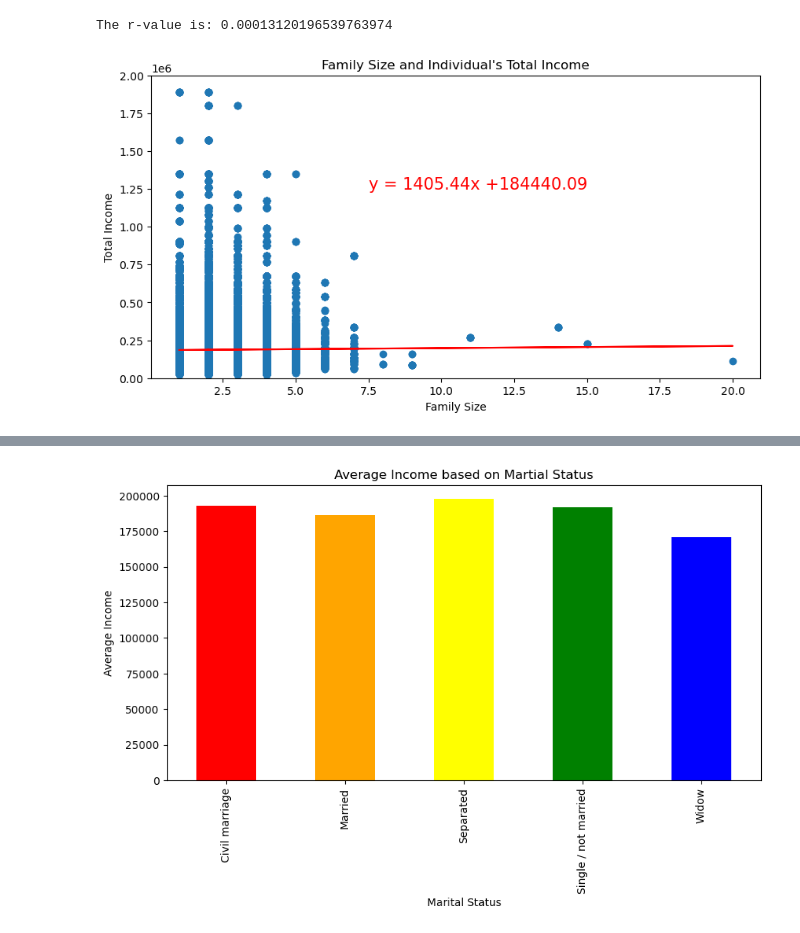
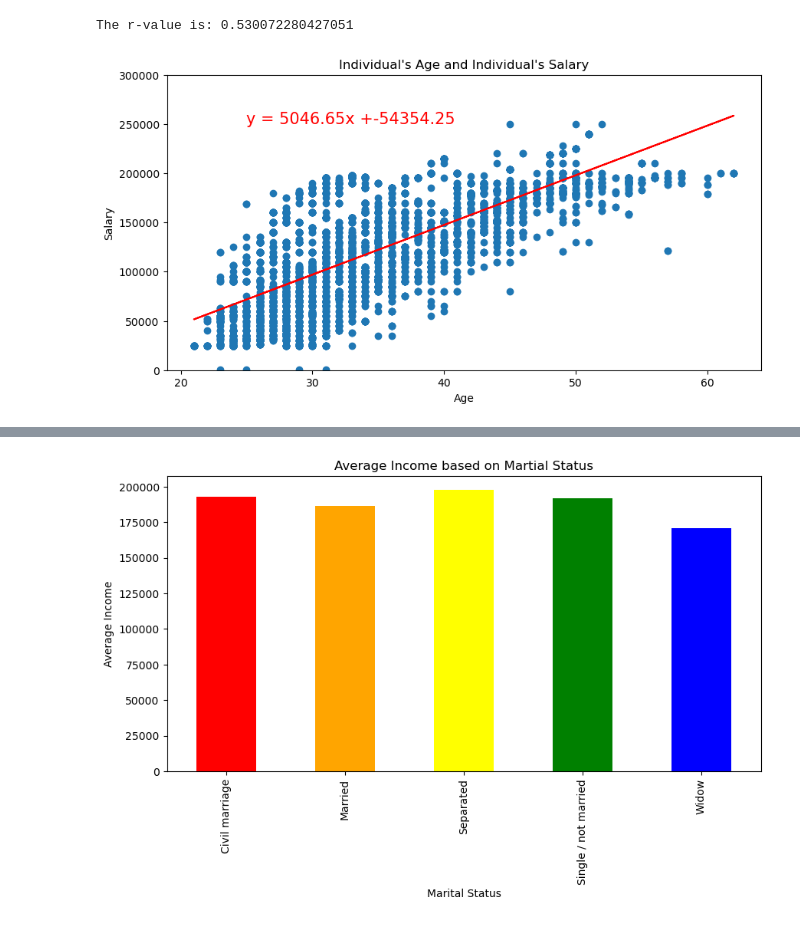
Before and after one commit to jbarbs44/Project4_Machine_Learning, a Jupyter notebook: Final 4/graph_notebook.ipynb, the cells around one changed output, grey strips where cells are left out. Saved outputs shown, nothing was run; the diff lists cells and outputs as text; code cells hidden in the pictures.

```diff
--- a/Final 4/graph_notebook.ipynb
+++ b/Final 4/graph_notebook.ipynb
@@ -5,6 +5,6 @@ import matplotlib.pyplot as plt
 from scipy.stats import linregress
 from scipy import stats
 # %%
-df = pd.read_csv("Resources/application_record.csv")
+df = pd.read_csv("Resources/Salary_Data_Based_country_and_race.csv")
 df.head(10)
 # %% [output]
@@ -31,0 +38,4 @@ df2 = df.rename(columns={'CODE_GENDER': 'GENDER',
+# %%
+df2 = df.drop(columns=["Unnamed: 0"])
+
+df2 = df2.dropna()
@@ -65,22 +137,22 @@ plt.show()
 # %%
-x_values = df2["FAMILY SIZE"]
-y_values = df2["TOTAL INCOME"]
+x_values = df2["Age"]
+y_values = df2["Salary"]
 (slope, intercept, rvalue, pvalue, stderr) = stats.linregress(x_values, y_values)
 regress_values = x_values * slope + intercept
 line_eq = "y = " + str(round(slope,2)) + "x +" + str(round(intercept,2))
 
 plt.scatter(x_values, y_values)
 plt.plot(x_values,regress_values, "r-")
 
-plt.ylim(0,2000000)
-plt.title("Family Size and Individual's Total Income")
-plt.xlabel("Family Size")
-plt.ylabel("Total Income")
-plt.annotate(line_eq,(7.5,1250000),fontsize=15,color="red")
+plt.ylim(0,300000)
+plt.title("Individual's Age and Individual's Salary")
+plt.xlabel("Age")
+plt.ylabel("Salary")
+plt.annotate(line_eq,(25,250000),fontsize=15,color="red")
 
 print(f"The r-value is: {rvalue**2}")
 
 plt.show()
 # %% [output]
-The r-value is: 0.00013120196539763974
+The r-value is: 0.530072280427051
-[figure, old version]
+[figure, new version]
```
Also changed, not shown: parts of 13 cells of this notebook.
